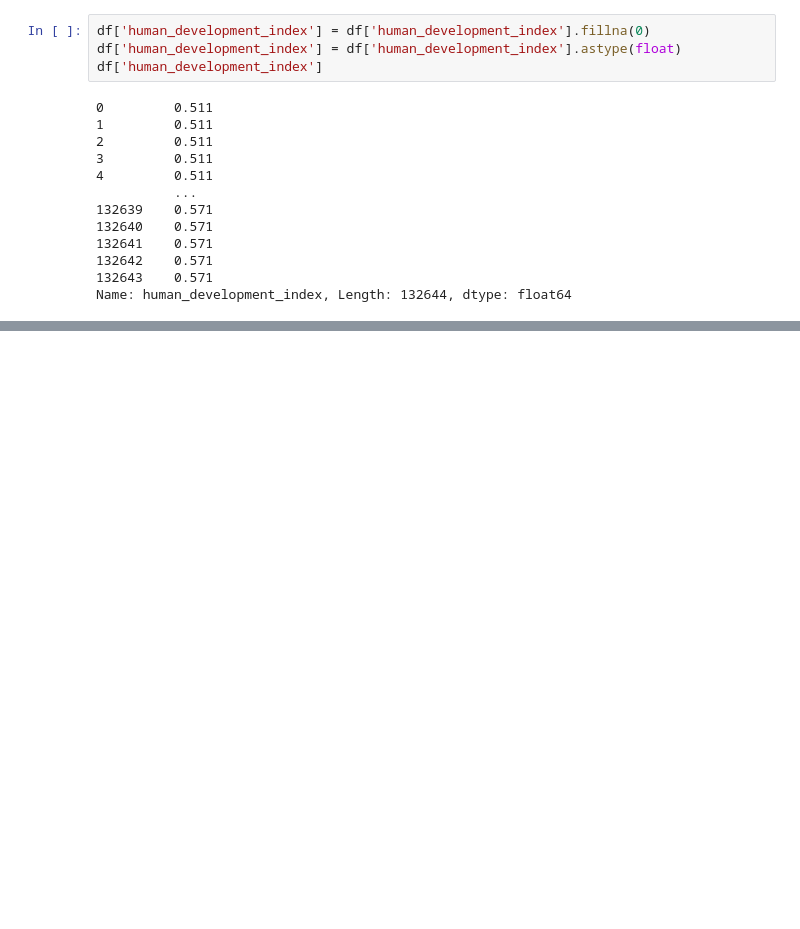
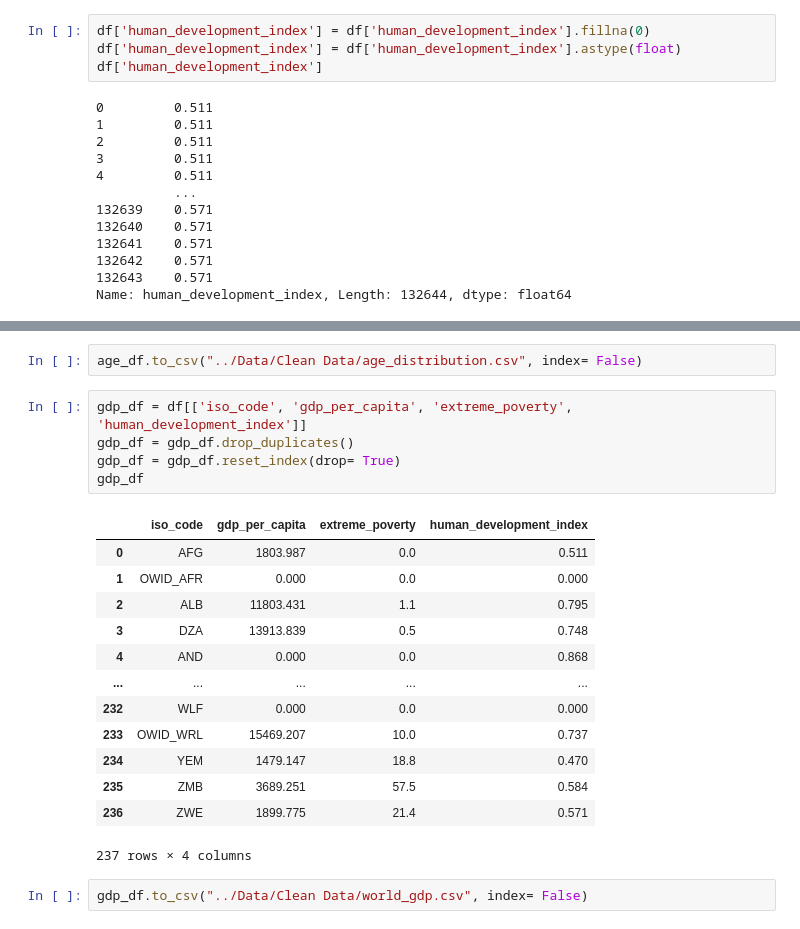
Before and after one commit to adityapuranik24/Covid-Analysis, a Jupyter notebook: Data_Cleaning/World_Covid_Cases.ipynb, the cells around one changed output, grey strips where cells are left out. Saved outputs shown, nothing was run; the diff lists cells and outputs as text; blank space fills up the shorter version.

```diff
--- a/Data_Cleaning/World_Covid_Cases.ipynb
+++ b/Data_Cleaning/World_Covid_Cases.ipynb
@@ -893,0 +936,23 @@ df['excess_mortality_cumulative_per_million'].isnull().sum()
+# %%
+age_df.to_csv("../Data/Clean Data/age_distribution.csv", index= False)
+# %%
+gdp_df = df[['iso_code', 'gdp_per_capita', 'extreme_poverty', 'human_development_index']]
+gdp_df = gdp_df.drop_duplicates()
+gdp_df = gdp_df.reset_index(drop= True)
+gdp_df
+# %% [output]
+|  | iso_code | gdp_per_capita | extreme_poverty | human_development_index |
+| 0 | AFG | 1803.987 | 0.0 | 0.511 |
+| 1 | OWID_AFR | 0.000 | 0.0 | 0.000 |
+| 2 | ALB | 11803.431 | 1.1 | 0.795 |
+| 3 | DZA | 13913.839 | 0.5 | 0.748 |
+| 4 | AND | 0.000 | 0.0 | 0.868 |
+| ... | ... | ... | ... | ... |
+| 232 | WLF | 0.000 | 0.0 | 0.000 |
+| 233 | OWID_WRL | 15469.207 | 10.0 | 0.737 |
+| 234 | YEM | 1479.147 | 18.8 | 0.470 |
+| 235 | ZMB | 3689.251 | 57.5 | 0.584 |
+| 236 | ZWE | 1899.775 | 21.4 | 0.571 |
+237 rows × 4 columns
+# %%
+gdp_df.to_csv("../Data/Clean Data/world_gdp.csv", index= False)
```
Also changed, not shown: parts of 15 cells of this notebook, 6 other files.
